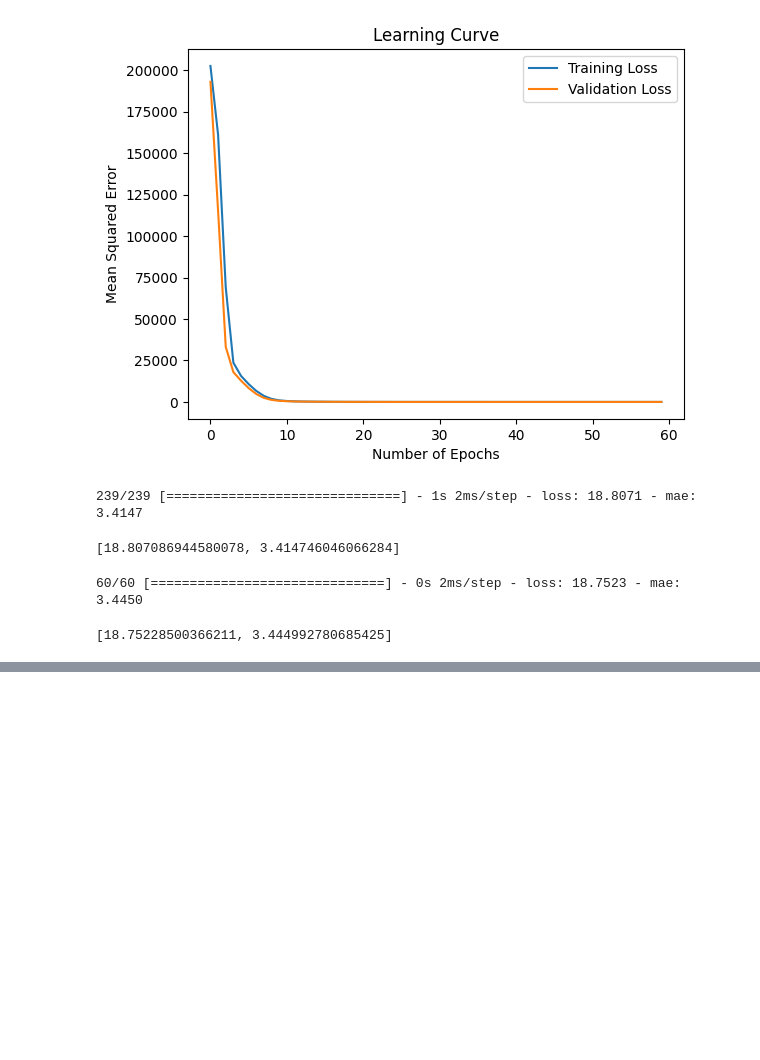
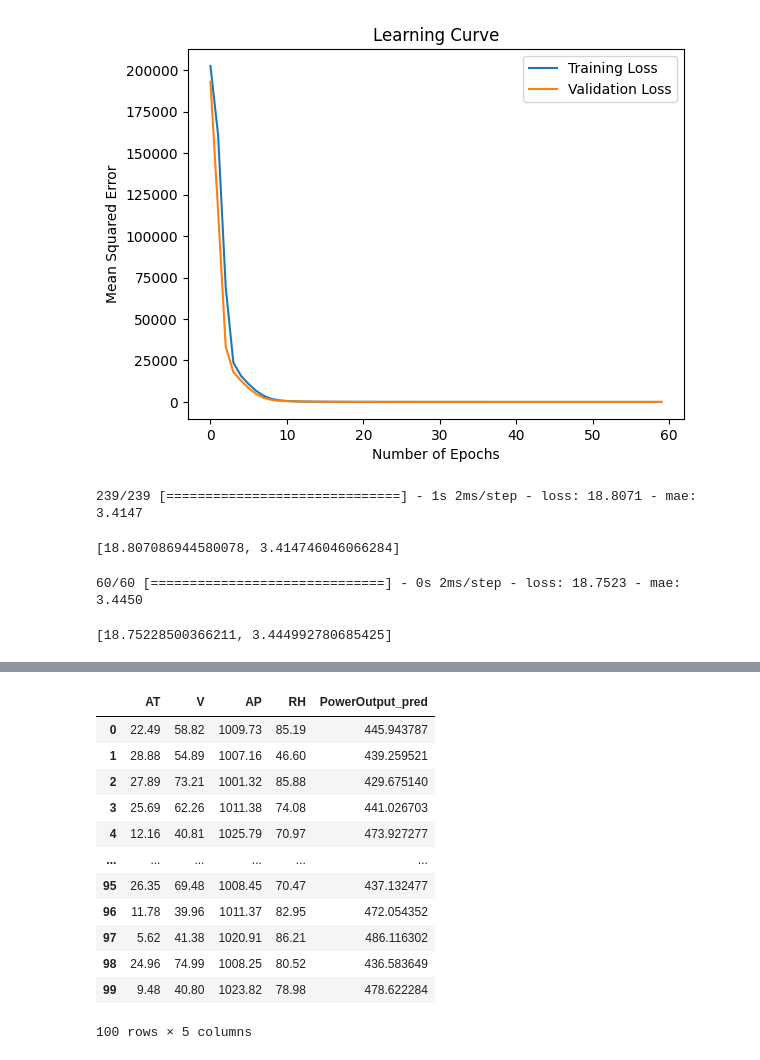
Before and after one commit to RupaliWaghamare/Deep_Learning, a Jupyter notebook: Regression_keras.ipynb, the cells around one changed output, grey strips where cells are left out. Drawn from its saved outputs; the diff is of its cells as text; code cells hidden in the pictures; blank space fills up the shorter version.

```diff
--- a/Regression_keras.ipynb
+++ b/Regression_keras.ipynb
@@ -290,0 +386,17 @@ model.evaluate(xtest, ytest)
+# %%
+
+xnew
+# %% [output]
+|  | AT | V | AP | RH | PowerOutput_pred |
+| 0 | 22.49 | 58.82 | 1009.73 | 85.19 | 445.943787 |
+| 1 | 28.88 | 54.89 | 1007.16 | 46.60 | 439.259521 |
+| 2 | 27.89 | 73.21 | 1001.32 | 85.88 | 429.675140 |
+| 3 | 25.69 | 62.26 | 1011.38 | 74.08 | 441.026703 |
+| 4 | 12.16 | 40.81 | 1025.79 | 70.97 | 473.927277 |
+| ... | ... | ... | ... | ... | ... |
+| 95 | 26.35 | 69.48 | 1008.45 | 70.47 | 437.132477 |
+| 96 | 11.78 | 39.96 | 1011.37 | 82.95 | 472.054352 |
+| 97 | 5.62 | 41.38 | 1020.91 | 86.21 | 486.116302 |
+| 98 | 24.96 | 74.99 | 1008.25 | 80.52 | 436.583649 |
+| 99 | 9.48 | 40.80 | 1023.82 | 78.98 | 478.622284 |
+100 rows × 5 columns
```
Also changed, not shown: parts of 16 cells of this notebook.
